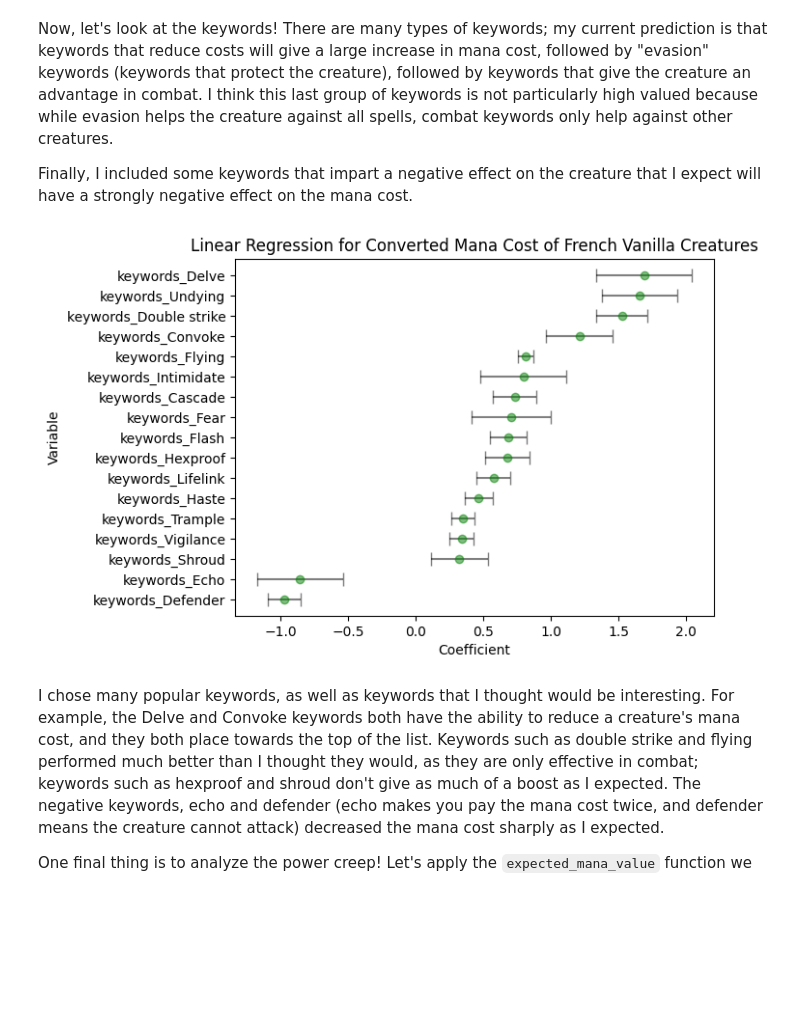
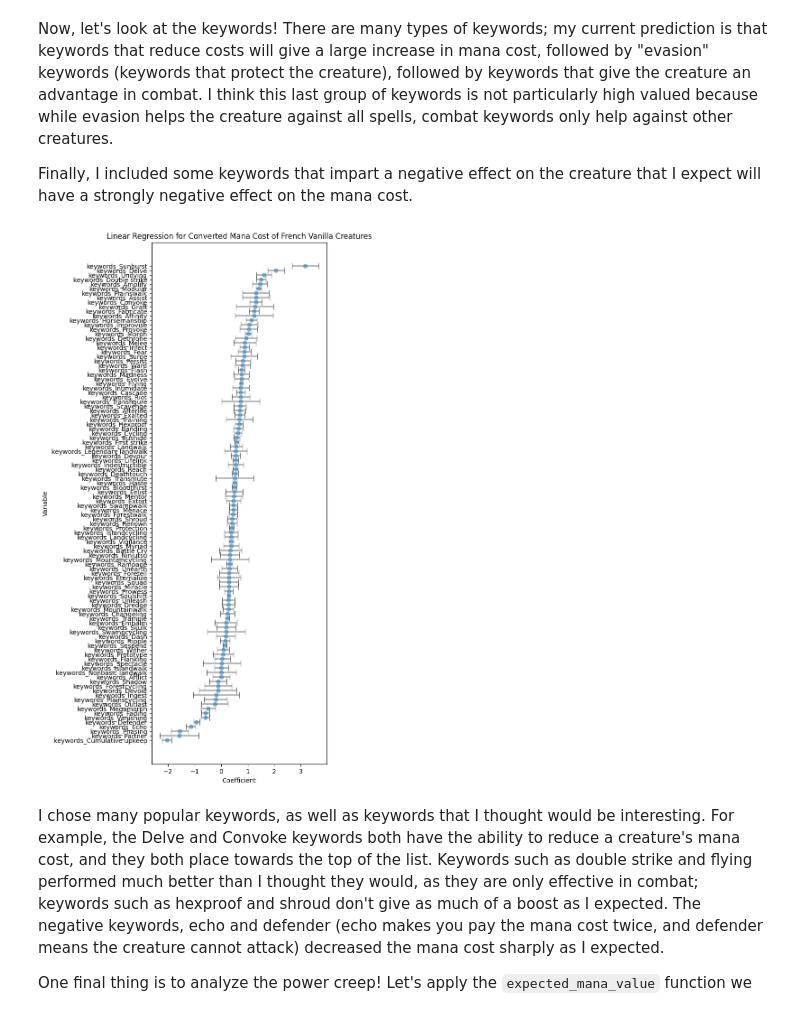
Before and after one commit to Innoviox/mtg-analyzer, a Jupyter notebook: mtganalyzer.ipynb, the cells around one changed output. Drawn from its saved outputs; the diff is of its cells as text; code cells hidden in the pictures; blank space fills up the shorter version.

```diff
--- a/mtganalyzer.ipynb
+++ b/mtganalyzer.ipynb
@@ -369,7 +369,7 @@ removes = [r'(\(.*?\))', # remove parentheses (reminder text)
            r'(\{.*?\})', # remove mana costs for certain abilities (outlast, etc.)
            r'(—[^ ][^\n]*)', # remove ward costs
            r'[Pp]rotection(?! F)([^\n]*)', # remove protection type
-           r'(\d*)', # remove numbers for certain abilities (rampage, etc.)
+#            r'(\d*)', # remove numbers for certain abilities (rampage, etc.)
            r'Prototype([^\n]*)'] # remove prototype costs
 
 def extract_ability_text(row):
@@ -379,9 +379,9 @@ def extract_ability_text(row):
         return ''
 
     for r in removes:
-        if m := re.search(r, text):
-            start, end = m.span(1) # remove first capturing group
-            text = text[:start] + text[end:]
+        for m in re.findall(r, text):
+            if k := m.strip():
+                text = text.replace(k, '')
 
     text = text.replace(',', '').replace(';', '')
     text = text.lower()
@@ -397,7 +397,9 @@ def is_french_vanilla(row):
     text = row['ability_text']
 
     for i in text.split():
-        if i not in keyword_soup: # check that every word is a kewyord
+        if i not in keyword_soup and not i.isnumeric():
+                                  # let's ignore numbers
+                                  # check that every word is a kewyord
                                   # note that keywords are never in front of a period or any punctuation other
                                   # than , or ; so we don't need to do any complicated tokenization
             return False
@@ -446,10 +460,21 @@ fv_one_hot_df.head()
 # %% [markdown]
 For keywords, we have to do something slightly different. It is possible for one card to have multiple instances of the same keyword (only 7 cards ever do, but potentially more could in the future). So, we have to count the instances of each keyword.
 # %%
+def count_keyword(ability_text, keyword):
+    n = 0
+    for line in ability_text.split("\n"):
+        if keyword in line:
+            num = line.split()[-1]
+            if num.isnumeric():
+                n += int(num)
+            else:
+                n += line.count(keyword)
+    return n
+
 keyword_counts = {}
 
 for keyword in keywords:
-    counts = fv_data_df.apply(lambda row: row['ability_text'].count(keyword.lower()), axis=1)
+    counts = fv_data_df.apply(lambda row: count_keyword(row['ability_text'], keyword.lower()), axis=1)
     if sum(counts) > 0: # some keywords never appear on french vanilla creatures
         keyword_counts[f'keywords_{keyword}'] = sum(counts)
         fv_one_hot_df[f'keywords_{keyword}'] = counts
@@ -468,12 +498,22 @@ I'm going to handpick some keywords, and get the indices of the things I will pl
 indices = []
 keyword_indices = []
 per_year = 0
+import collections
+# groupings = collections.defaultdict(list)
+keyword_values = {}
+mapping = {}
 for i, name in enumerate(X.columns):
     if name not in keyword_counts:
         indices.append(i)
         if name == 'released_at':
             per_year = model.params[i] # for later
-    elif any(i in name for i in ['Haste', 'Defender', 'Double strike', 'Flying', 'Trample', 'Cascade', 'Lifelink', 'Hexproof', 'Shroud', 'Fear', 'Intimidate', 'Delve', 'Convoke', 'Undying', 'Flash', 'Vigilance', 'Echo']):
+#     elif any(i in name for i in ['Haste', 'Defender', 'Double strike', 'Flying', 'Trample', 'Cascade', 'Lifelink', 'Hexproof', 'Shroud', 'Fear', 'Intimidate', 'Delve', 'Convoke', 'Undying', 'Flash', 'Vigilance', 'Echo']):
+    else:
         keyword_indices.append([i, model.params[i]])
+#         keyword_values[i] = [model.params[i], model.bse[i]]
+        mapping[name] = i
+#         group = input(f"Grouping {name}? ")
+#         groupings[group].append(name)
+
 keyword_indices.sort(key=lambda i: i[1])
 keyword_indices = [i[0] for i in keyword_indices]
@@ -495,16 +638,18 @@ Now, let's look at the keywords! There are many types of keywords; my current pr
 
 Finally, I included some keywords that impart a negative effect on the creature that I expect will have a strongly negative effect on the mana cost.
 # %%
+plt.figure(figsize=(5, 15))
 plt.errorbar([model.params[i] for i in keyword_indices],
              [X.columns[i] for i in keyword_indices],
              xerr=[model.bse[i] for i in keyword_indices],
-             color='green', alpha=0.5, fmt='o', ecolor='black', capsize=5)
+#              color=[colors[groupings_reversed[X.columns[i]]] for i in keyword_indices], )
+             alpha=0.5, fmt='o', ecolor='black', capsize=5)
 plt.xlabel("Coefficient")
 plt.ylabel("Variable")
 plt.title("Linear Regression for Converted Mana Cost of French Vanilla Creatures")
 plt.show()
 # %% [output]
-[figure, old version]
+[figure, new version]
 # %% [markdown]
 I chose many popular keywords, as well as keywords that I thought would be interesting. For example, the Delve and Convoke keywords both have the ability to reduce a creature's mana cost, and they both place towards the top of the list. Keywords such as double strike and flying performed much better than I thought they would, as they are only effective in combat; keywords such as hexproof and shroud don't give as much of a boost as I expected. The negative keywords, echo and defender (echo makes you pay the mana cost twice, and defender means the creature cannot attack) decreased the mana cost sharply as I expected.
 
```
Also changed, not shown: parts of 13 cells of this notebook.
